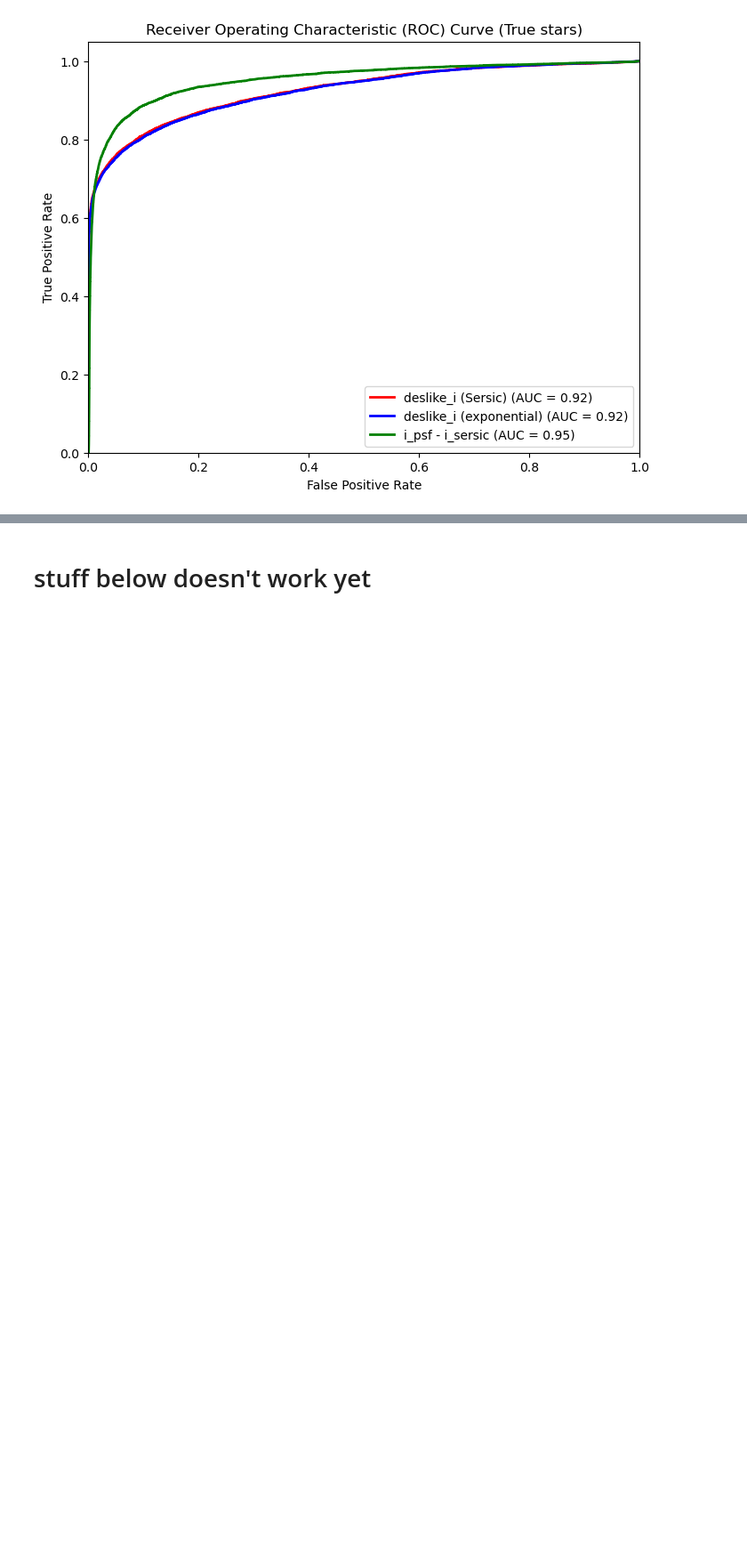
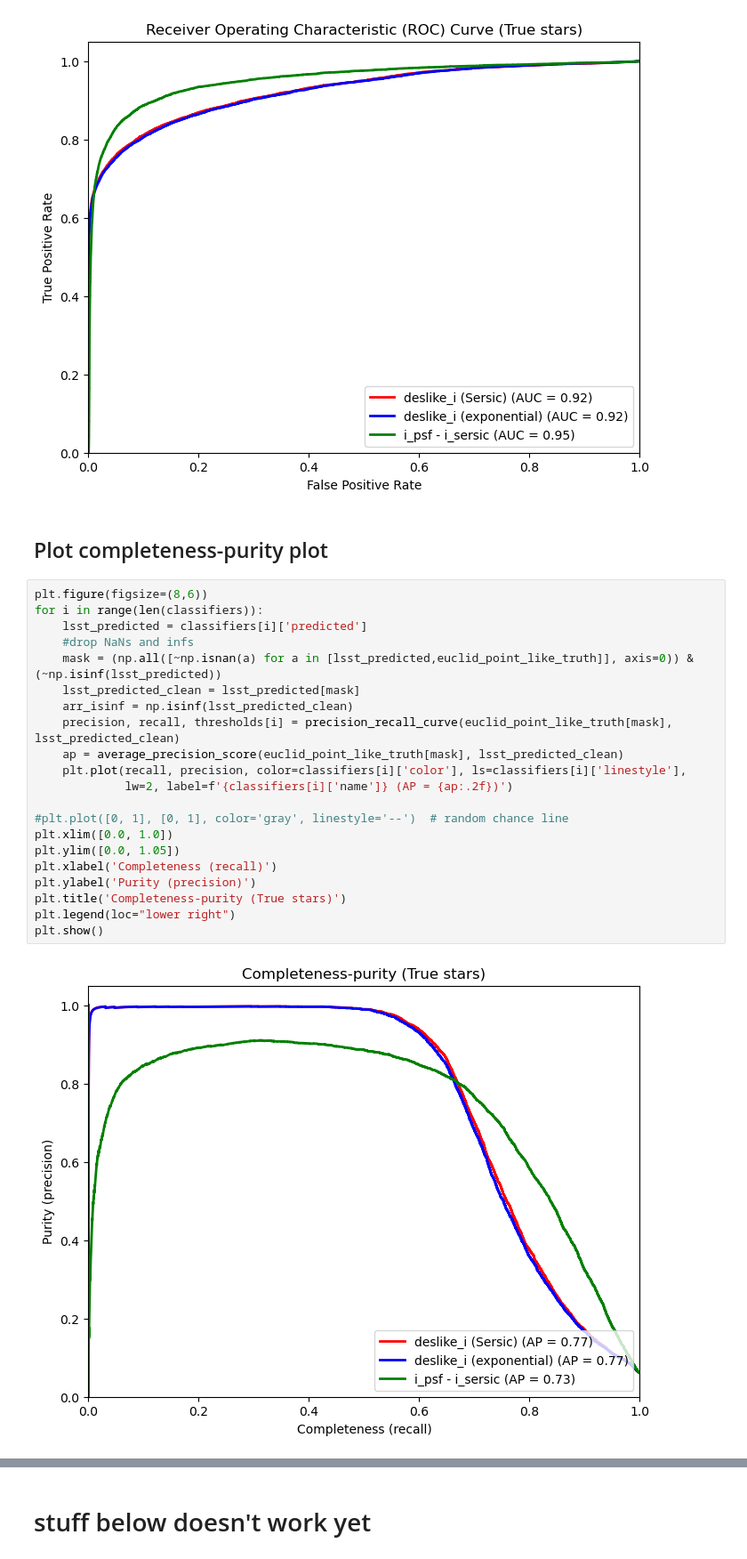
Before and after one commit to nsevilla/star-gal_sep, a Jupyter notebook: code_notebooks/ecdfs_sgsep_analysis.ipynb, the cells around one changed output, grey strips where cells are left out. Shown at 89% size. Saved outputs shown, nothing was run; the diff lists cells and outputs as text; blank space fills up the shorter version.

Commit message:
Adding completeness-purity plot

```diff
--- a/code_notebooks/ecdfs_sgsep_analysis.ipynb
+++ b/code_notebooks/ecdfs_sgsep_analysis.ipynb
@@ -98,3 +101,28 @@ plt.legend(loc="lower right")
 plt.show()
 # %% [output]
 [figure]
+# %% [markdown]
+## Plot completeness-purity plot
+# %%
+plt.figure(figsize=(8,6))
+for i in range(len(classifiers)):
+    lsst_predicted = classifiers[i]['predicted']
+    #drop NaNs and infs
+    mask = (np.all([~np.isnan(a) for a in [lsst_predicted,euclid_point_like_truth]], axis=0)) & (~np.isinf(lsst_predicted))
+    lsst_predicted_clean = lsst_predicted[mask]
+    arr_isinf = np.isinf(lsst_predicted_clean)
+    precision, recall, thresholds[i] = precision_recall_curve(euclid_point_like_truth[mask], lsst_predicted_clean)
+    ap = average_precision_score(euclid_point_like_truth[mask], lsst_predicted_clean)
+    plt.plot(recall, precision, color=classifiers[i]['color'], ls=classifiers[i]['linestyle'],
+             lw=2, label=f'{classifiers[i]['name']} (AP = {ap:.2f})')
+
+#plt.plot([0, 1], [0, 1], color='gray', linestyle='--')  # random chance line
+plt.xlim([0.0, 1.0])
+plt.ylim([0.0, 1.05])
+plt.xlabel('Completeness (recall)')
+plt.ylabel('Purity (precision)')
+plt.title('Completeness-purity (True stars)')
+plt.legend(loc="lower right")
+plt.show()
+# %% [output]
+[figure, added]
```
Also changed, not shown: parts of 2 cells of this notebook.
